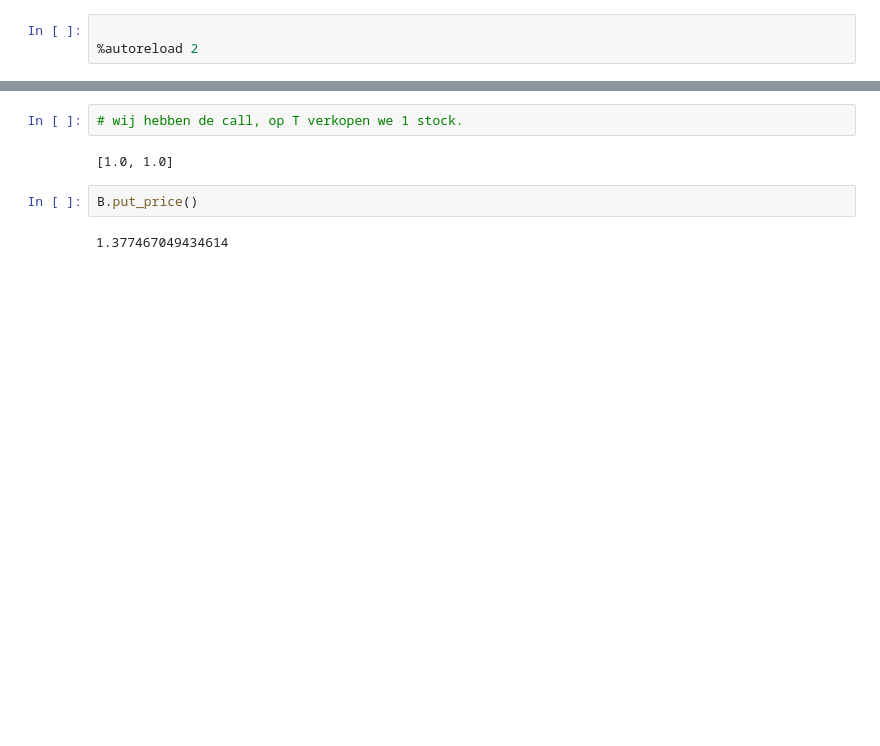
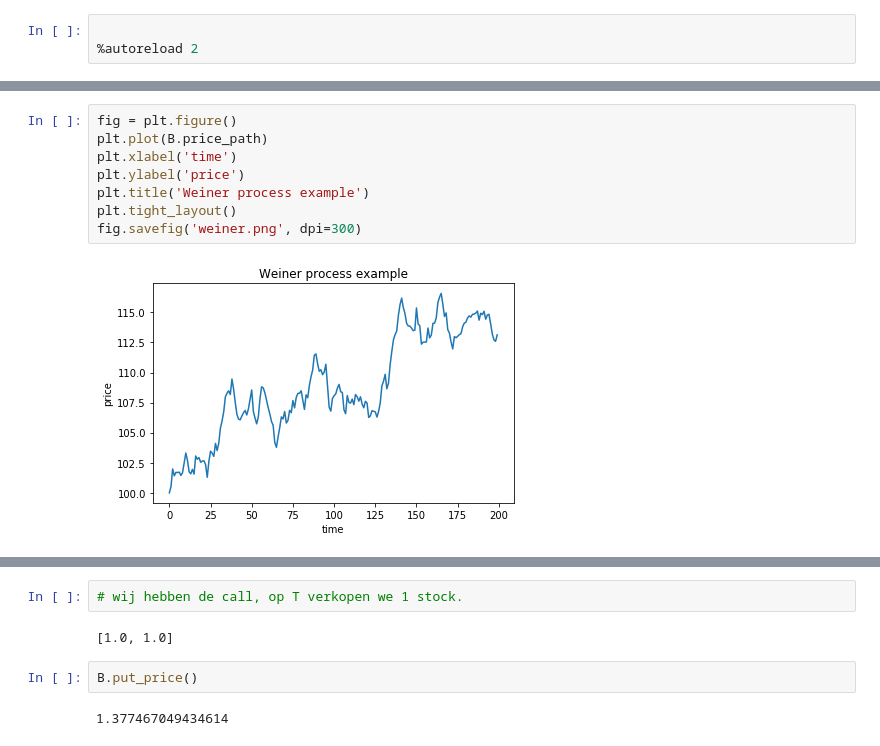
Before and after one commit to LouisWW/Computational-Finance, a Jupyter notebook: Assignment 1/Bi_Tree.ipynb, the cells around one changed output, grey strips where cells are left out. Saved outputs shown, nothing was run; the diff lists cells and outputs as text; blank space fills up the shorter version.

```diff
--- a/Assignment 1/Bi_Tree.ipynb
+++ b/Assignment 1/Bi_Tree.ipynb
@@ -204,3 +223,13 @@ import Julien.test_code_julien as jc
+# %%
+fig = plt.figure()
+plt.plot(B.price_path)
+plt.xlabel('time')
+plt.ylabel('price')
+plt.title('Weiner process example')
+plt.tight_layout()
+fig.savefig('weiner.png', dpi=300)
+# %% [output]
+[figure, added]
 # %%
 for i in range(10):
     B = jc.BlackScholes(1, 100, 99, 0.06, 0.1, 200)
```
Also changed, not shown: parts of 5 cells of this notebook, 1 other file.
